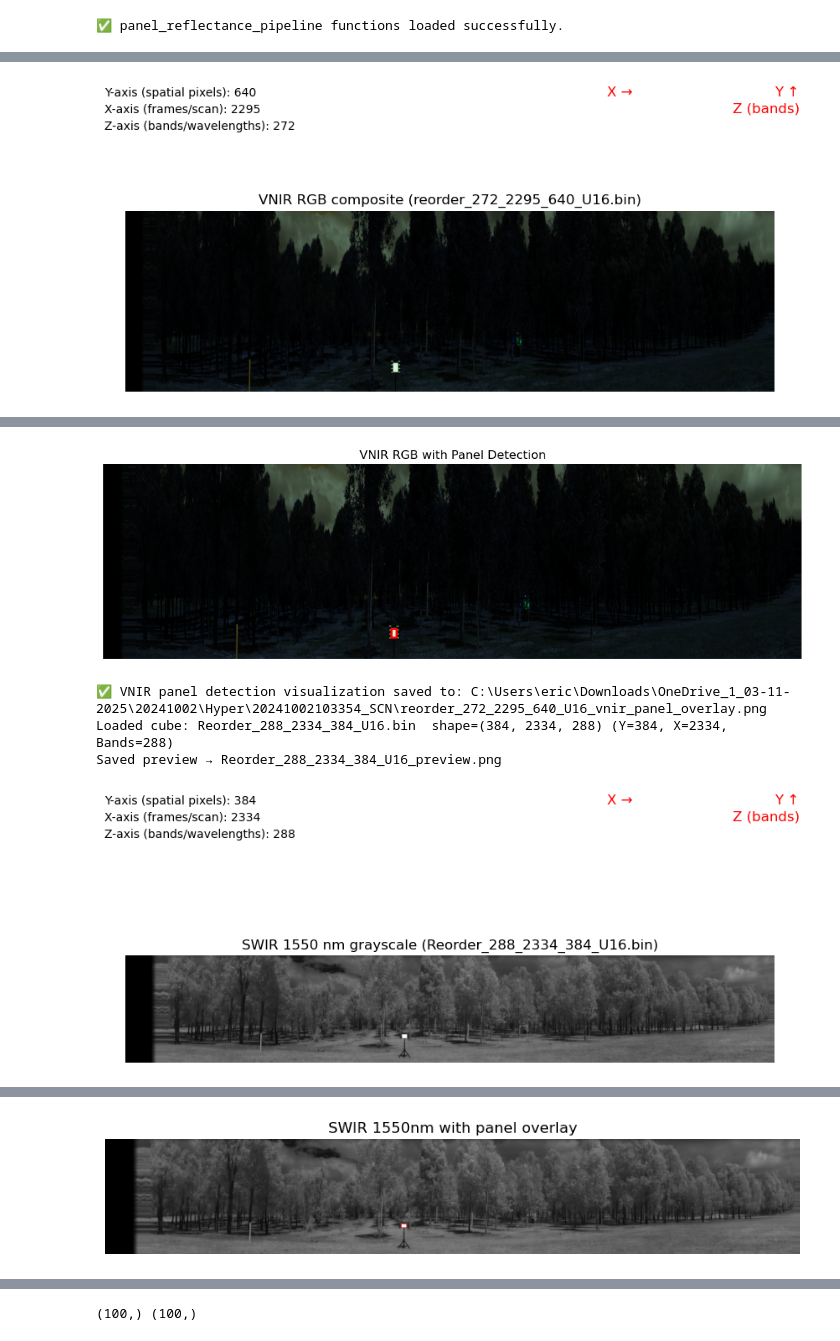
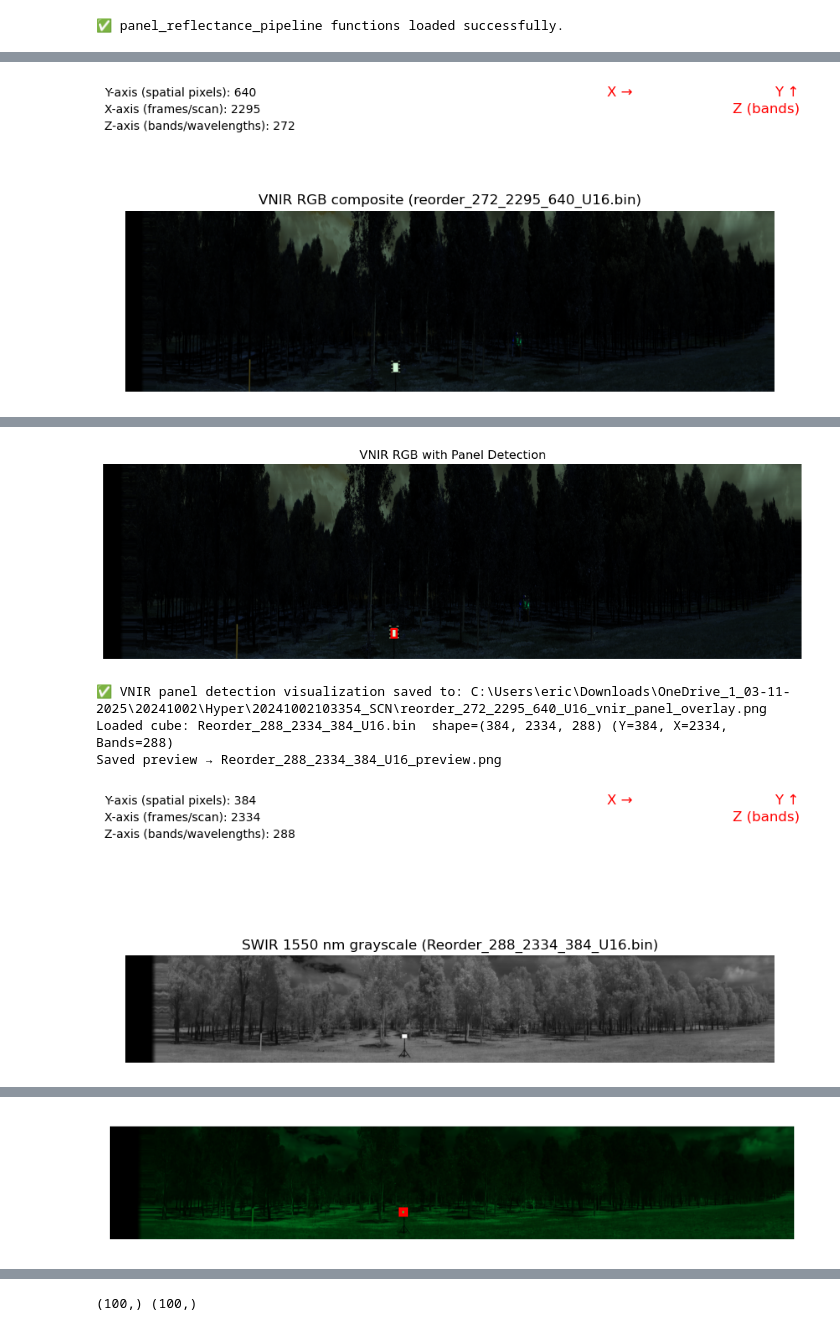
Before and after one commit to Eric-git-999/Hyper_spectra_automation, a Jupyter notebook: Auto_spectra.ipynb, the cells around one changed output, grey strips where cells are left out. Cells and saved outputs as stored; diff of their text form; code cells hidden in the pictures.

```diff
--- a/Auto_spectra.ipynb
+++ b/Auto_spectra.ipynb
@@ -63,7 +63,7 @@ print("✅ panel_reflectance_pipeline functions loaded successfully.")
 # %% [output]
 ✅ panel_reflectance_pipeline functions loaded successfully.
 # %%
-## 3️⃣ Quick Test: Panel Detection and Visualization
+## 3️⃣ Panel Detection and Visualization
 import importlib
 import panel_reflectance_pipeline as prp
 importlib.reload(prp)
@@ -71,9 +71,14 @@ importlib.reload(prp)
 from panel_reflectance_pipeline import (
     import_datacube,
     detect_panel_region,
-    overlay_scaled_vnir_on_swir,
-    visualize_panel_detection
+    visualize_panel_detection,
+    detect_swir_panel_single_pass,
+    swir_composite
 )
+
+from matplotlib import pyplot as plt
+import matplotlib.patches as patches
+from IPython.display import Image, display
 
 # === VNIR ===
 vnir_file = ROOT_DIR / "20241002/Hyper/20241002103354_SCN/reorder_272_2295_640_U16.bin"
@@ -81,12 +86,14 @@ vnir_cube, vnir_wavelengths = import_datacube(vnir_file, verify_orientation=True
 
 # VNIR panel detection
 panel_bbox_vnir, vnir_height = detect_panel_region(vnir_cube, vnir_file=vnir_file)
-x1, y1, x2, y2 = panel_bbox_vnir
-vnir_width = x2 - x1
+x1_v, y1_v, x2_v, y2_v = panel_bbox_vnir
+vnir_width = x2_v - x1_v
+vnir_height = y2_v - y1_v
 
-print(f"VNIR panel height (pixels): {vnir_height}")
-print(f"VNIR panel width (pixels): {vnir_width}")
-print(f"VNIR panel bbox: {panel_bbox_vnir}")
+print(f"\n=== VNIR PANEL DETECTION ===")
+print(f"Bounding box (x1, y1, x2, y2): {panel_bbox_vnir}")
+print(f"Width (px): {vnir_width}")
+print(f"Height (px): {vnir_height}")
 
 # VNIR visualization
 save_path_vnir = vnir_file.parent / f"{vnir_file.stem}_vnir_panel_overlay.png"
@@ -101,28 +108,70 @@ print(f"✅ VNIR panel detection visualization saved to: {save_path_vnir}")
 swir_file = ROOT_DIR / "20241002/SWIR/20241002103355/Reorder_288_2334_384_U16.bin"
 swir_cube, swir_wavelengths = import_datacube(swir_file, verify_orientation=True)
 
-# SWIR panel detection: scale VNIR box, apply offset & height reduction
-save_path_swir_overlay = swir_file.parent / f"{swir_file.stem}_scaled_swir_panel_overlay.png"
-panel_bbox_swir_scaled = overlay_scaled_vnir_on_swir(
+# Detect panel in single-pass
+save_path_swir_overlay = swir_file.parent / f"{swir_file.stem}_swir_panel_single_pass.png"
+panel_bbox_swir = detect_swir_panel_single_pass(
     swir_cube,
-    panel_bbox_vnir,
-    vnir_file,
-    swir_file,
-    x_offset=31.5,       # manual X shift
-    y_offset=-43.6,      # manual Y shift
-    height_reduction_factor=0.65,
-    save_path=save_path_swir_overlay
+    wl_pct=(0.30, 0.55, 0.75),
+    box_side_factor=1.0,
+    save_path=save_path_swir_overlay,
+    debug=True
 )
 
-# Save scaled SWIR bbox dimensions
-x1_s, y1_s, x2_s, y2_s = panel_bbox_swir_scaled
+x1_s, y1_s, x2_s, y2_s = panel_bbox_swir
 swir_width = x2_s - x1_s
 swir_height = y2_s - y1_s
 
-print(f"SWIR panel height (pixels): {swir_height}")
-print(f"SWIR panel width (pixels): {swir_width}")
-print(f"SWIR panel bbox (scaled + offset): {panel_bbox_swir_scaled}")
-print(f"✅ SWIR panel overlay visualization saved to: {save_path_swir_overlay}")
+print(f"\n=== SWIR PANEL DETECTION ===")
+print(f"Bounding box (x1, y1, x2, y2): {panel_bbox_swir}")
+print(f"Width (px): {swir_width}")
+print(f"Height (px): {swir_height}")
+print(f"✅ SWIR single-pass panel overlay saved to: {save_path_swir_overlay}")
+
+# === SWIR composite visualization ===
+comp = swir_composite(swir_cube, wl_pct=(0.30, 0.55, 0.75))
+
+fig, ax = plt.subplots()
+ax.imshow(comp)
+rect = patches.Rectangle(
+    (x1_s, y1_s),
+    x2_s - x1_s,
+    y2_s - y1_s,
+    linewidth=2,
+    edgecolor='red',
+    facecolor='none'
+)
+ax.add_patch(rect)
+plt.axis('off')
+plt.savefig(save_path_swir_overlay, dpi=300, bbox_inches='tight')
+plt.close()
+
+# === Inline display of generated overlays ===
+print("\n🟦 Displaying SWIR composite with detected panel overlay:")
+display(Image(filename=save_path_swir_overlay))
+
+# === Return both VNIR and SWIR bounding box info as a dict ===
+panel_info = {
+    "VNIR": {
+        "bbox": panel_bbox_vnir,
+        "width_px": vnir_width,
+        "height_px": vnir_height,
+        "overlay_path": save_path_vnir
+    },
+    "SWIR": {
+        "bbox": panel_bbox_swir,
+        "width_px": swir_width,
+        "height_px": swir_height,
+        "overlay_path": save_path_swir_overlay
+    }
+}
+
+print("\n📦 Bounding box summary:")
+for sensor, info in panel_info.items():
+    print(f"{sensor}: bbox={info['bbox']}, width={info['width_px']}, height={info['height_px']}")
+
+# Optional: uncomment to return for later cells
+# panel_info
 # %% [output]
 Loaded cube: reorder_272_2295_640_U16.bin  shape=(640, 2295, 272) (Y=640, X=2295, Bands=272)
 Saved preview → reorder_272_2295_640_U16_preview.png
@@ -143 +203 @@ Saved overlay → Reorder_288_2334_384_U16_scaled_swir_panel_overlay.png
-[figure, old version]
+[figure, new version]
```
Also changed, not shown: parts of 6 cells of this notebook, 1 other file.
